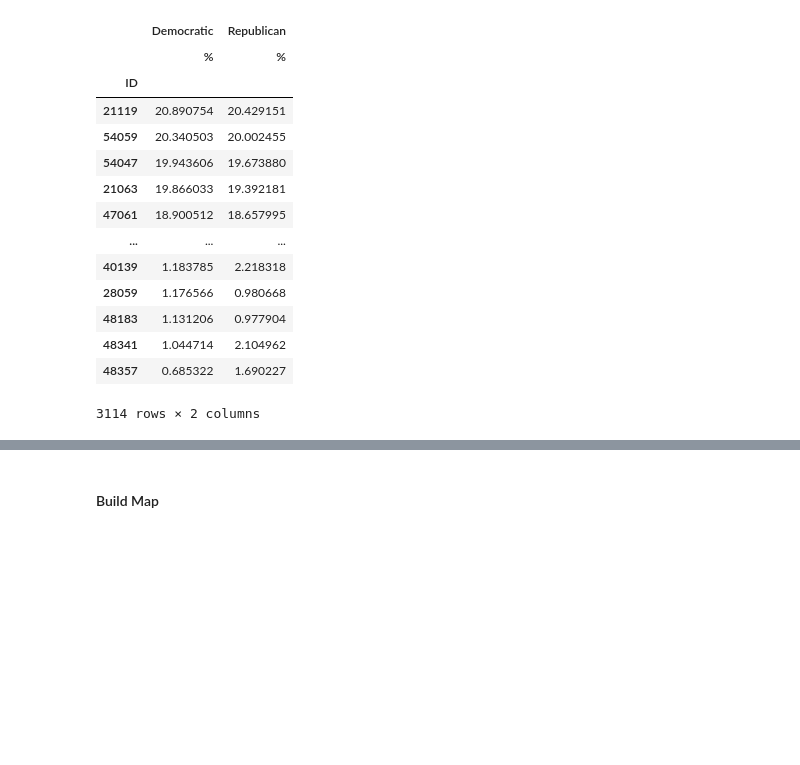
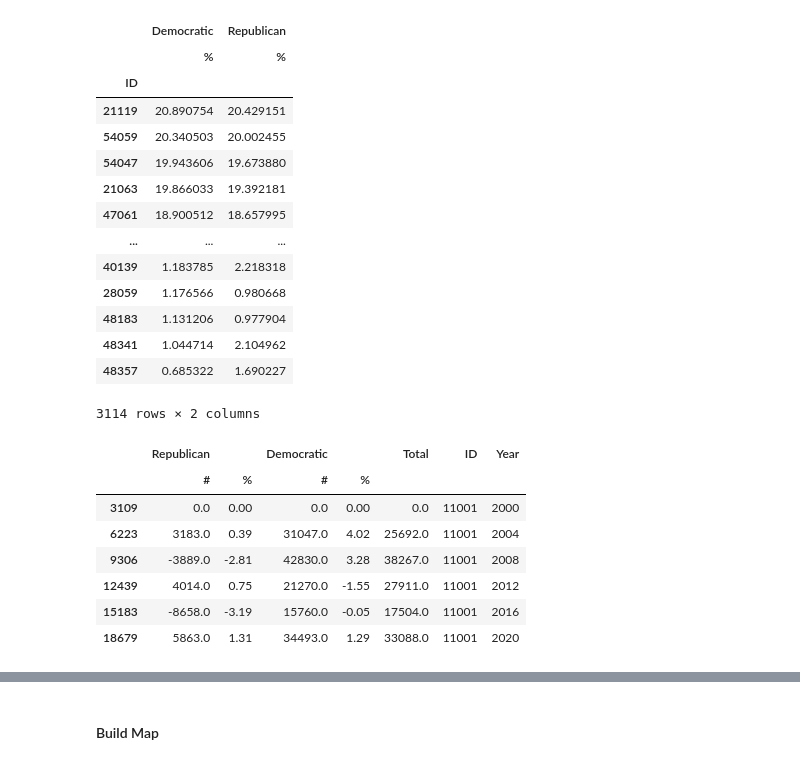
Before and after one commit to AkaiS/political_shift, a Jupyter notebook: sandbox.ipynb, the cells around one changed output, grey strips where cells are left out. Cells and saved outputs as stored; diff of their text form; code cells hidden in the pictures; blank space fills up the shorter version.

```diff
--- a/sandbox.ipynb
+++ b/sandbox.ipynb
@@ -672,0 +677,11 @@ grouped = grouped.reset_index()
+# %%
+diff[diff['ID'] == '11001']
+# %% [output]
+|  | Republican |  | Democratic |  | Total | ID | Year |
+|  | # | % | # | % |  |  |  |
+| 3109 | 0.0 | 0.00 | 0.0 | 0.00 | 0.0 | 11001 | 2000 |
+| 6223 | 3183.0 | 0.39 | 31047.0 | 4.02 | 25692.0 | 11001 | 2004 |
+| 9306 | -3889.0 | -2.81 | 42830.0 | 3.28 | 38267.0 | 11001 | 2008 |
+| 12439 | 4014.0 | 0.75 | 21270.0 | -1.55 | 27911.0 | 11001 | 2012 |
+| 15183 | -8658.0 | -3.19 | 15760.0 | -0.05 | 17504.0 | 11001 | 2016 |
+| 18679 | 5863.0 | 1.31 | 34493.0 | 1.29 | 33088.0 | 11001 | 2020 |
```
Also changed, not shown: parts of 12 cells of this notebook.
